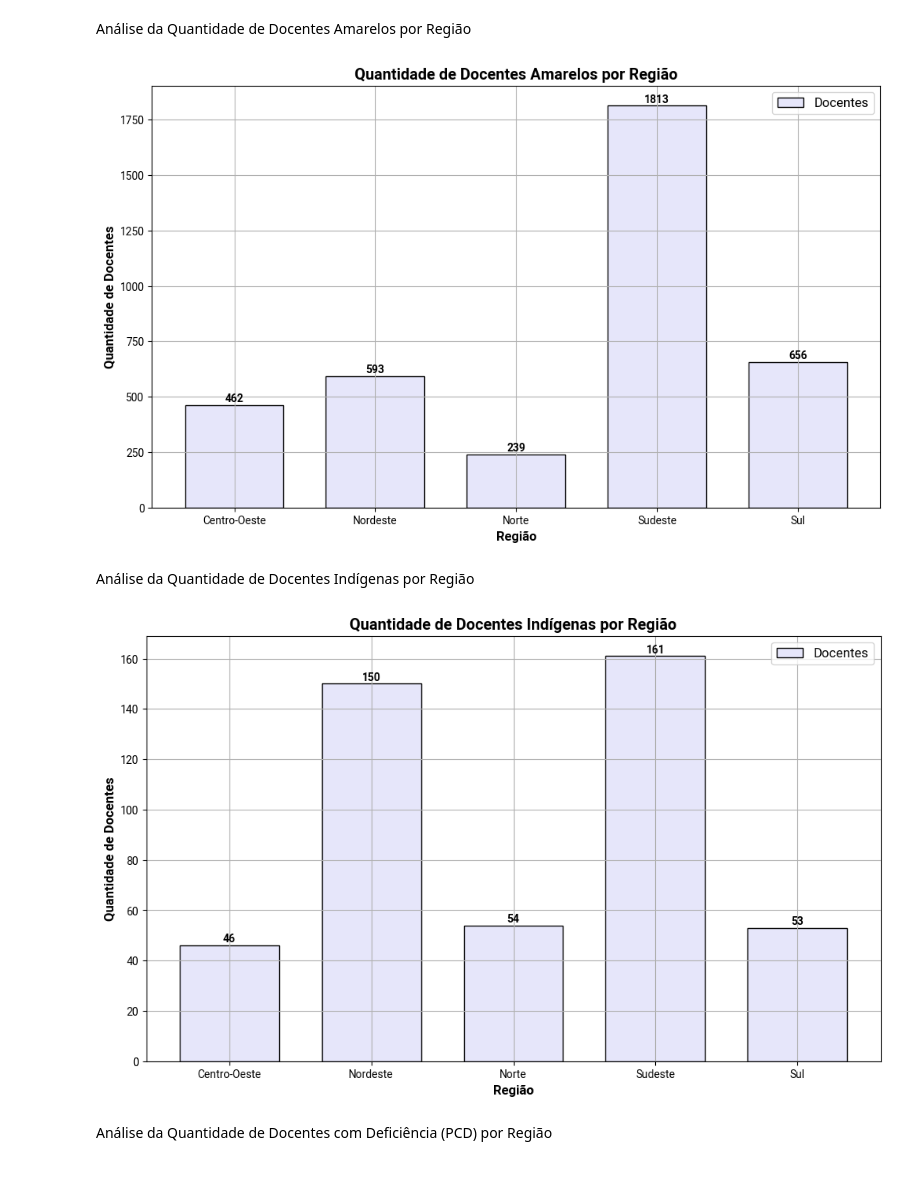
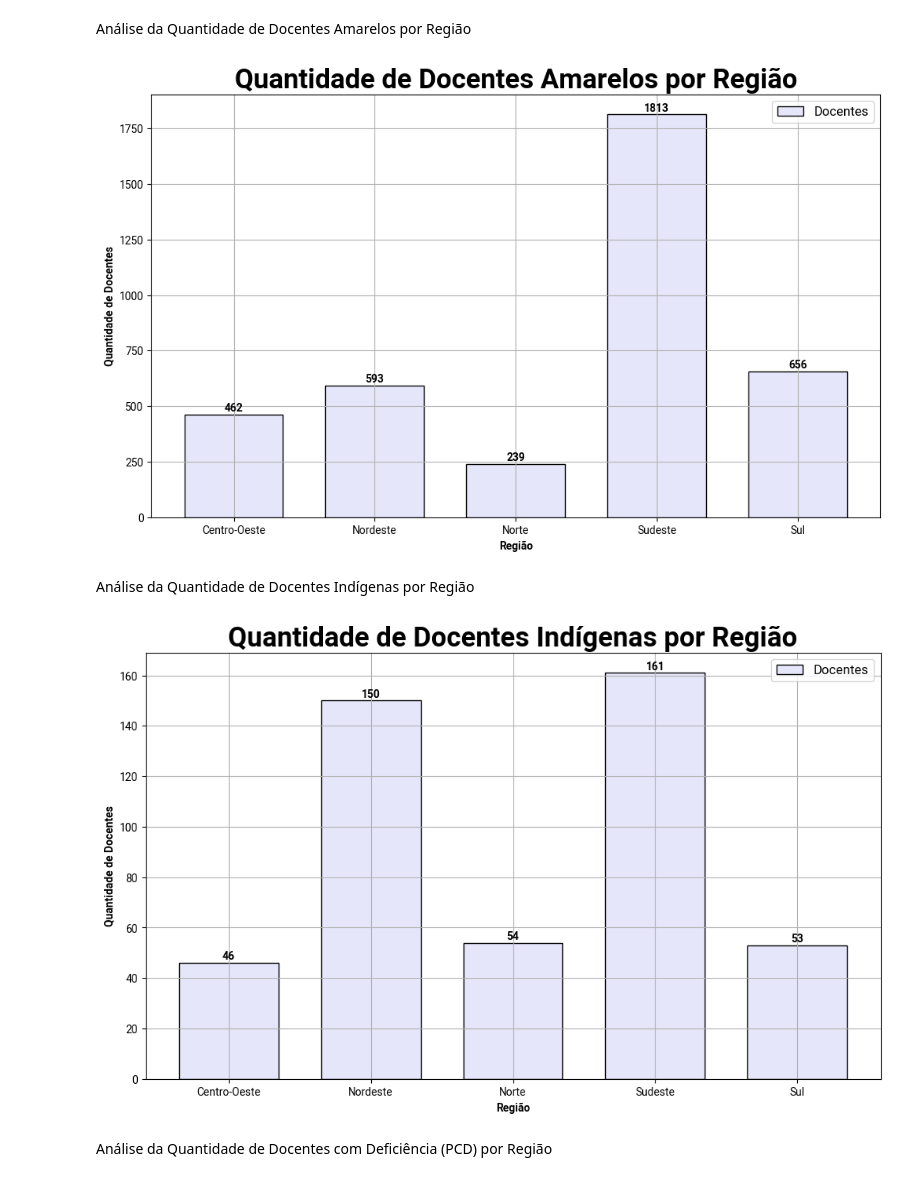
Before and after one commit to luanmenezesmatos/Kick-TrabalhoPython, a Jupyter notebook: script.ipynb, the cells around one changed output. Cells and saved outputs as stored; diff of their text form; code cells hidden in the pictures.

```diff
--- a/script.ipynb
+++ b/script.ipynb
@@ -54,8 +54,10 @@ plt.bar(dataDocTotal.index, dataDocTotal.values,
 
 # Alterando o estilo do gráfico
 # Alterando o tamanho da figura (largura, altura)
-plt.rcParams['figure.figsize'] = (12, 7)
+plt.rcParams['figure.figsize'] = (13, 7)
 plt.rcParams['font.family'] = 'Roboto'  # Alterando a fonte do gráfico
+# Aumentando o tamanho do título do gráfico
+plt.rcParams['axes.titlesize'] = 25
 
 # Alterar o estilo das fontes (bold) para os títulos e legendas do gráfico
 # Alterando o peso da fonte do título do eixo X e Y
@@ -114,6 +116,8 @@ plt.bar(dataDocPretosTotal.index, dataDocPretosTotal.values,
 # Alterando o tamanho da figura (largura, altura)
 plt.rcParams['figure.figsize'] = (12, 7)
 plt.rcParams['font.family'] = 'Roboto'  # Alterando a fonte do gráfico
+# Aumentando o tamanho do título do gráfico
+plt.rcParams['axes.titlesize'] = 25
 
 # Alterar o estilo das fontes (bold) para os títulos e legendas do gráfico
 # Alterando o peso da fonte do título do eixo X e Y
@@ -172,6 +176,8 @@ plt.bar(dataDocBrancosTotal.index, dataDocBrancosTotal.values,
 # Alterando o tamanho da figura (largura, altura)
 plt.rcParams['figure.figsize'] = (12, 7)
 plt.rcParams['font.family'] = 'Roboto'  # Alterando a fonte do gráfico
+# Aumentando o tamanho do título do gráfico
+plt.rcParams['axes.titlesize'] = 25
 
 # Alterar o estilo das fontes (bold) para os títulos e legendas do gráfico
 # Alterando o peso da fonte do título do eixo X e Y
@@ -230,6 +236,8 @@ plt.bar(dataDocAmarelosTotal.index, dataDocAmarelosTotal.values,
 # Alterando o tamanho da figura (largura, altura)
 plt.rcParams['figure.figsize'] = (12, 7)
 plt.rcParams['font.family'] = 'Roboto'  # Alterando a fonte do gráfico
+# Aumentando o tamanho do título do gráfico
+plt.rcParams['axes.titlesize'] = 25
 
 # Alterar o estilo das fontes (bold) para os títulos e legendas do gráfico
 # Alterando o peso da fonte do título do eixo X e Y
@@ -268,16 +276,19 @@ for i, j in zip(dataDocAmarelosTotal.index, dataDocAmarelosTotal.values):
 # fontweight='bold' é o peso da fonte do texto
 # font = 'Roboto' é a fonte do texto
 
-caminhoGrafico = os.path.join(os.getcwd() + '/arquivosGraficos', 'docentesAmarelosPorRegiao.png') # Caminho para a pasta onde será salvo o gráfico
-plt.savefig(caminhoGrafico) # Salvando o gráfico em uma imagem
+# Caminho para a pasta onde será salvo o gráfico
+caminhoGrafico = os.path.join(
+    os.getcwd() + '/arquivosGraficos', 'docentesAmarelosPorRegiao.png')
+plt.savefig(caminhoGrafico)  # Salvando o gráfico em uma imagem
 
-plt.show() # Exibindo o gráfico
+plt.show()  # Exibindo o gráfico
 # %% [output]
-[figure, old version]
+[figure, new version]
 # %% [markdown]
 Análise da Quantidade de Docentes Indígenas por Região
 # %%
-dataDocIndigenasTotal = ies_df.groupby('NO_REGIAO_IES')['DOC_EX_INDÍGENA'].sum()
+dataDocIndigenasTotal = ies_df.groupby(
+    'NO_REGIAO_IES')['DOC_EX_INDÍGENA'].sum()
 
 plt.bar(dataDocIndigenasTotal.index, dataDocIndigenasTotal.values,
         color='lavender', width=0.7, edgecolor='black')  # Plotando o gráfico de barras
@@ -286,6 +297,8 @@ plt.bar(dataDocIndigenasTotal.index, dataDocIndigenasTotal.values,
 # Alterando o tamanho da figura (largura, altura)
 plt.rcParams['figure.figsize'] = (12, 7)
 plt.rcParams['font.family'] = 'Roboto'  # Alterando a fonte do gráfico
+# Aumentando o tamanho do título do gráfico
+plt.rcParams['axes.titlesize'] = 25
 
 # Alterar o estilo das fontes (bold) para os títulos e legendas do gráfico
 # Alterando o peso da fonte do título do eixo X e Y
@@ -299,37 +312,39 @@ plt.title('Quantidade de Docentes Indígenas por Região')  # Título do gráfic
 
 plt.xlabel('Região')  # Legenda do eixo X
 plt.ylabel('Quantidade de Docentes')  # Legenda do eixo Y
 
 plt.grid(True)  # Exibindo as linhas de grade
 
 plt.legend(['Docentes'])  # Exibindo a legenda (nome da linha) no gráfico """
 
 # Adicionando anotações no topo de cada barra
 for i, j in zip(dataDocIndigenasTotal.index, dataDocIndigenasTotal.values):
     plt.annotate(
         str(j),
         xy=(i, j),
         xytext=(0, 1),  # Deslocamento do texto
         textcoords='offset points',
         ha='center',
         va='bottom',
         fontweight='bold',
         font='Roboto',
     )
 # xy=(i, j) é o ponto onde será exibido o valor
 # xytext=(0, 5) é o deslocamento do texto
 # textcoords='offset points' é o tipo de coordenada do texto
 # ha='center' é o alinhamento horizontal do texto
 # va='bottom' é o alinhamento vertical do texto
 # fontweight='bold' é o peso da fonte do texto
 # font = 'Roboto' é a fonte do texto
 
-caminhoGrafico = os.path.join(os.getcwd() + '/arquivosGraficos', 'docentesIndigenasPorRegiao.png') # Caminho para a pasta onde será salvo o gráfico
-plt.savefig(caminhoGrafico) # Salvando o gráfico em uma imagem
+# Caminho para a pasta onde será salvo o gráfico
+caminhoGrafico = os.path.join(
+    os.getcwd() + '/arquivosGraficos', 'docentesIndigenasPorRegiao.png')
+plt.savefig(caminhoGrafico)  # Salvando o gráfico em uma imagem
 
-plt.show() # Exibindo o gráfico
+plt.show()  # Exibindo o gráfico
 # %% [output]
-[figure, old version]
+[figure, new version]
 # %% [markdown]
 Análise da Quantidade de Docentes com Deficiência (PCD) por Região
 # %%
```
Also changed, not shown: parts of 9 cells of this notebook, 10 other files.
